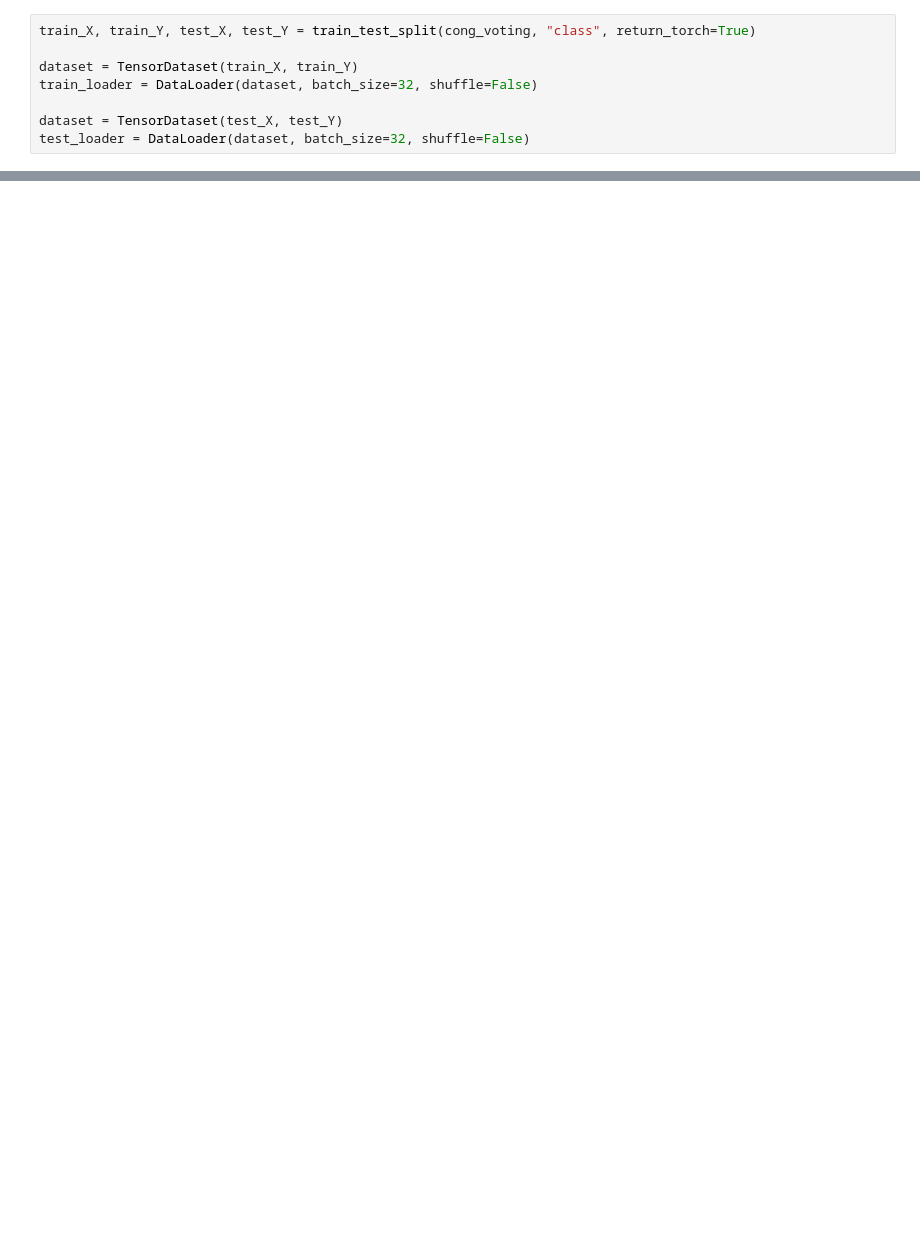
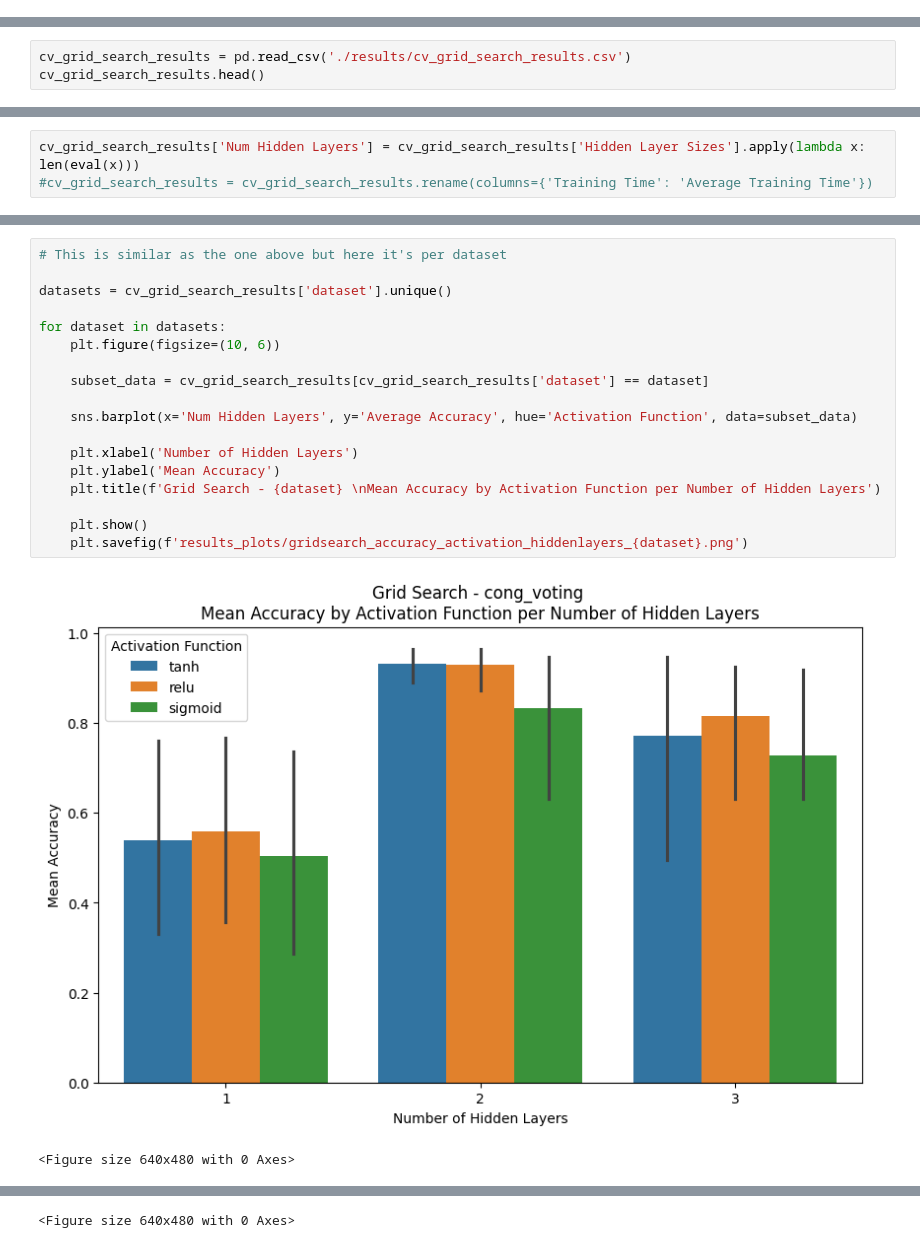
Before and after one commit to izsom/MachineLearning23ws, a Jupyter notebook: Exercise2/comparison.ipynb, the cells around one changed output, grey strips where cells are left out. Drawn from its saved outputs; the diff is of its cells as text; blank space fills up the shorter version.

```diff
--- a/Exercise2/comparison.ipynb
+++ b/Exercise2/comparison.ipynb
@@ -154,8 +0,0 @@ cong_voting.head()
-# %%
-train_X, train_Y, test_X, test_Y = train_test_split(cong_voting, "class", return_torch=True)
-
-dataset = TensorDataset(train_X, train_Y)
-train_loader = DataLoader(dataset, batch_size=32, shuffle=False)
-
-dataset = TensorDataset(test_X, test_Y)
-test_loader = DataLoader(dataset, batch_size=32, shuffle=False)
@@ -307,0 +15,3 @@ Average accuracy on test set: 0.9677589852008456
+# %%
+cv_grid_search_results = pd.read_csv('./results/cv_grid_search_results.csv')
+cv_grid_search_results.head()
@@ -307,0 +56,3 @@ Average accuracy on test set: 0.9677589852008456
+# %%
+cv_grid_search_results['Num Hidden Layers'] = cv_grid_search_results['Hidden Layer Sizes'].apply(lambda x: len(eval(x)))
+#cv_grid_search_results = cv_grid_search_results.rename(columns={'Training Time': 'Average Training Time'})
@@ -307,0 +85,21 @@ Average accuracy on test set: 0.9677589852008456
+# %%
+# This is similar as the one above but here it's per dataset
+
+datasets = cv_grid_search_results['dataset'].unique()
+
+for dataset in datasets:
+    plt.figure(figsize=(10, 6))
+
+    subset_data = cv_grid_search_results[cv_grid_search_results['dataset'] == dataset]
+
+    sns.barplot(x='Num Hidden Layers', y='Average Accuracy', hue='Activation Function', data=subset_data)
+
+    plt.xlabel('Number of Hidden Layers')
+    plt.ylabel('Mean Accuracy')
+    plt.title(f'Grid Search - {dataset} \nMean Accuracy by Activation Function per Number of Hidden Layers')
+
+    plt.show()
+    plt.savefig(f'results_plots/gridsearch_accuracy_activation_hiddenlayers_{dataset}.png')
+# %% [output]
+[figure, added]
+<Figure size 640x480 with 0 Axes>
@@ -307,0 +107 @@ Average accuracy on test set: 0.9677589852008456
+<Figure size 640x480 with 0 Axes>
```
Also changed, not shown: parts of 48 cells of this notebook, 15 other files.
